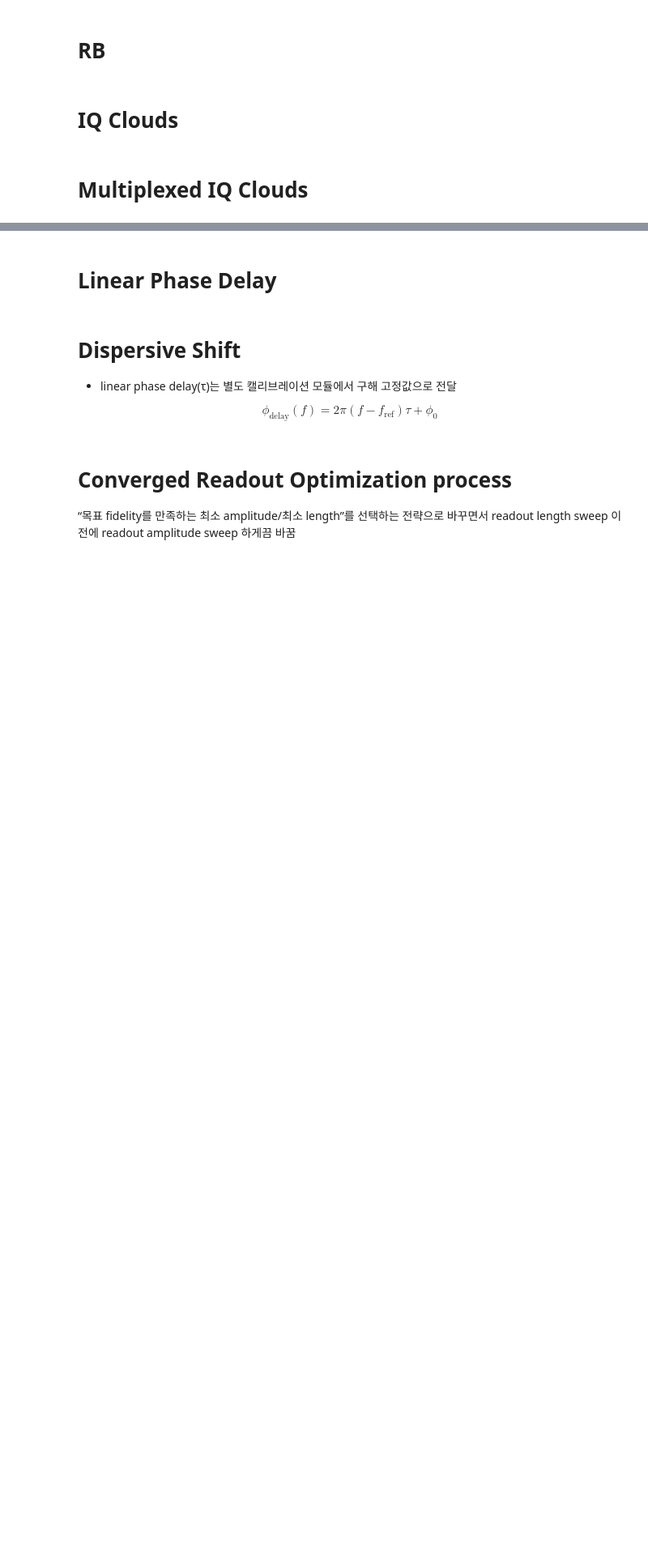
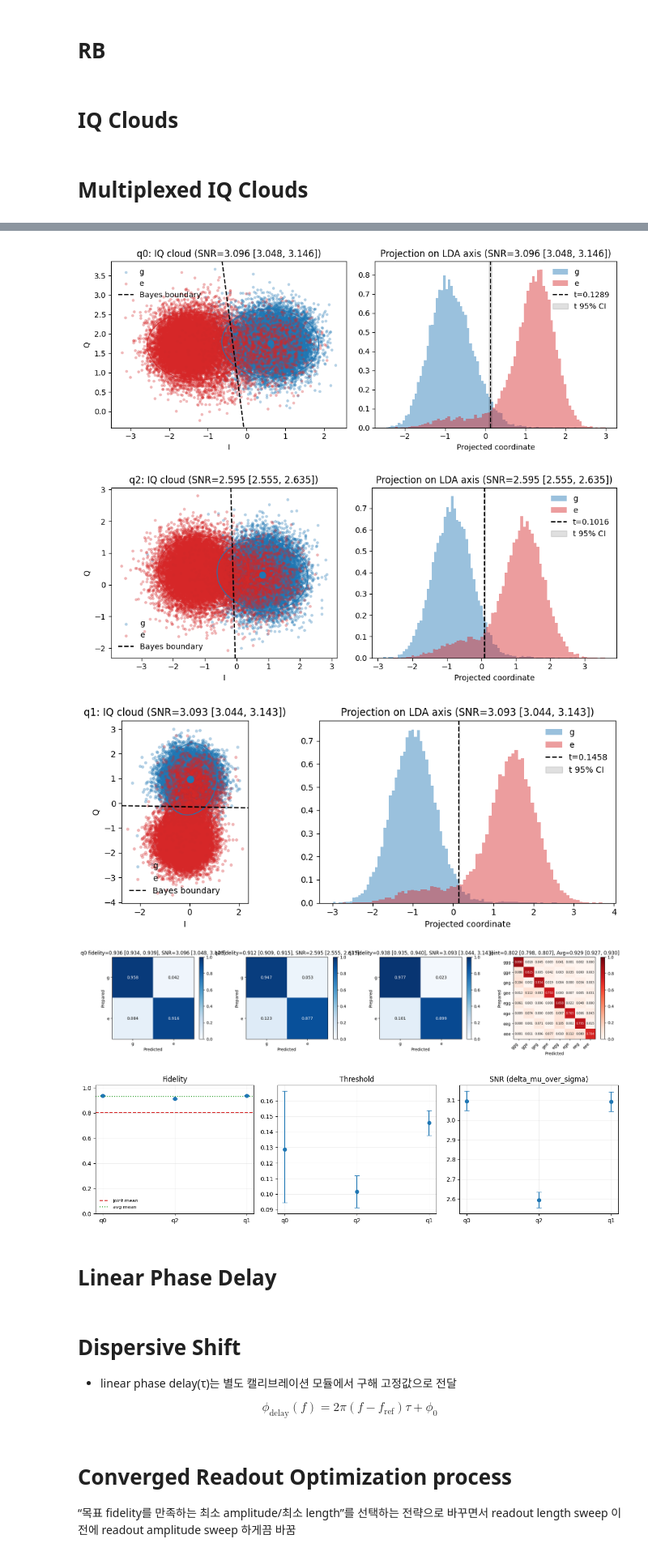
Before and after one commit to yalgaeahn/qubit-experiment, a Jupyter notebook: examples/selectiveRIP/readout_optimization.ipynb, the cells around one changed output, grey strips where cells are left out. Shown at 81% size. Drawn from its saved outputs; the diff is of its cells as text; code cells hidden in the pictures; blank space fills up the shorter version.

```diff
--- a/examples/selectiveRIP/readout_optimization.ipynb
+++ b/examples/selectiveRIP/readout_optimization.ipynb
@@ -421,17 +432,21 @@ qubits[0].parameters.readout_integration_delay
 from experiments import iq_cloud_common, iq_cloud
 q = qubits[0]
 qq = qubits[2]
+qqq = qubits[1]
 
 temporary_parameters = {}
 q_temp_pars = deepcopy(q.parameters)
 qq_temp_pars = deepcopy(qq.parameters)
-
-q_temp_pars.readout_integration_delay = 180e-9
-qq_temp_pars.readout_integration_delay= 180e-9
-q_temp_pars.readout_length = 1.6e-6
-qq_temp_pars.readout_length = 1.6e-6
+qqq_temp_pars = deepcopy(qqq.parameters)
+q_temp_pars.readout_integration_delay = 170e-9
+qq_temp_pars.readout_integration_delay= 170e-9
+qqq_temp_pars.readout_integration_delay = 170e-9
+q_temp_pars.readout_length = 1.8e-6
+qq_temp_pars.readout_length = 1.8e-6
+qqq_temp_pars.readout_length = 1.8e-6
 temporary_parameters[q.uid] = q_temp_pars
 temporary_parameters[qq.uid] = qq_temp_pars
+temporary_parameters[qqq.uid] = qqq_temp_pars
 #######################################################################
 
 options = iq_cloud.experiment_workflow.options()
@@ -442,7 +457,8 @@ options.update(False)
 iq_result = iq_cloud.experiment_workflow(
     session=session,
     qpu=qpu,
-    qubits=[q,qq],
+    qubits=[q,qq,qqq],
     temporary_parameters=temporary_parameters,
     options=options,
 ).run()
+# %% [output]
@@ -449,3 +482,8 @@ iq_result = iq_cloud.experiment_workflow(
+[figure, added]
+[figure, added]
+[figure, added]
+[figure, added]
+[figure, added]
 # %% [markdown]
 # Linear Phase Delay
 # %%
```
Also changed, not shown: parts of 13 cells of this notebook, 22 other files.
